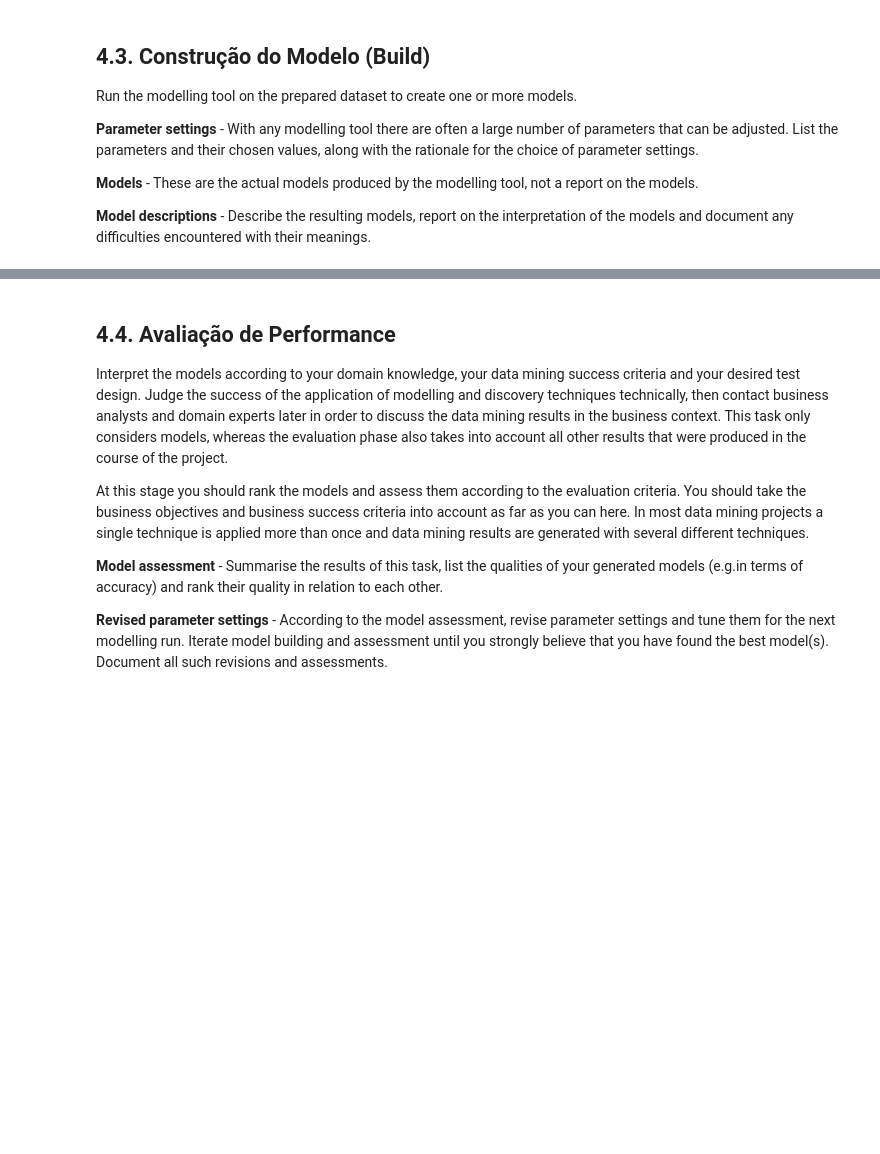
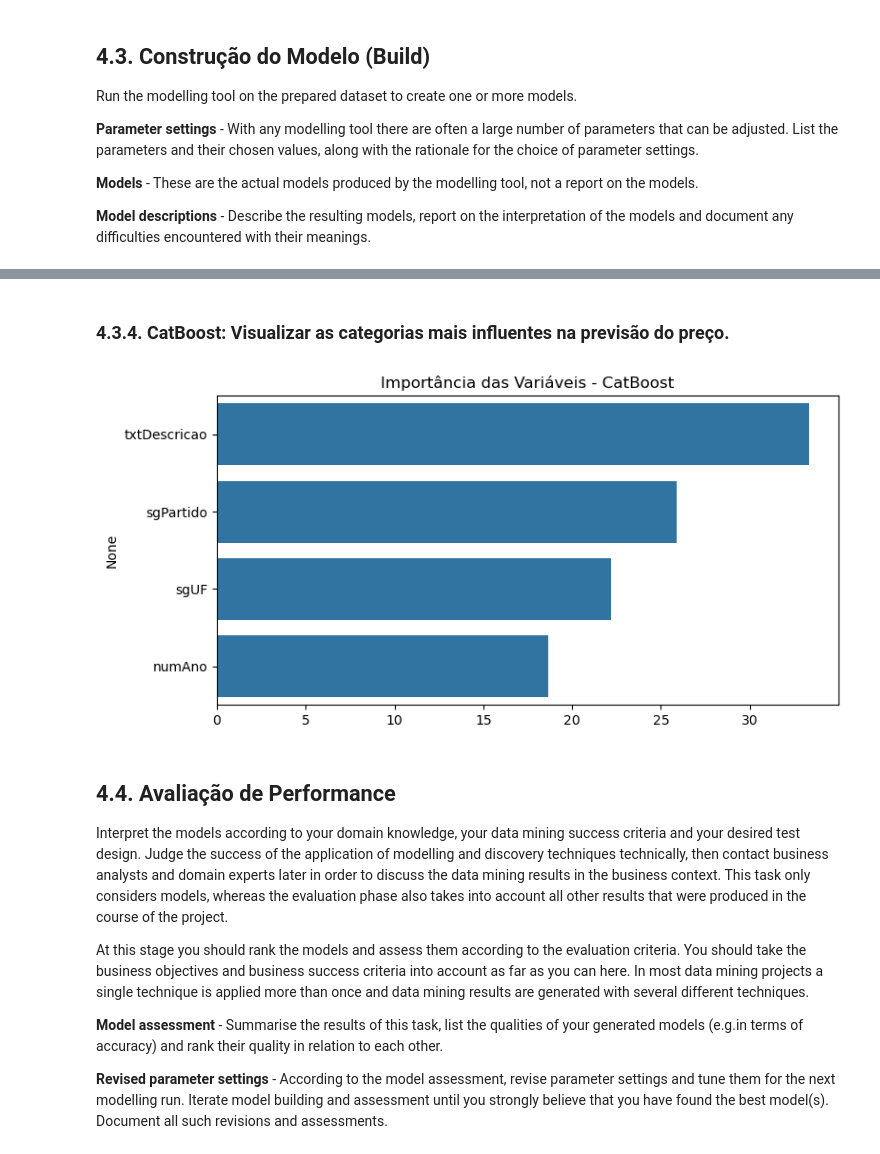
Before and after one commit to paulolmachado/ProjetoFinalCeub, a Jupyter notebook: Projeto_Final.ipynb, the cells around one changed output, grey strips where cells are left out. Drawn from its saved outputs; the diff is of its cells as text; code cells hidden in the pictures; blank space fills up the shorter version.

```diff
--- a/Projeto_Final.ipynb
+++ b/Projeto_Final.ipynb
@@ -818,3 +886,25 @@ Run the modelling tool on the prepared dataset to create one or more models.
+# %% [markdown]
+### 4.3.4. CatBoost: Visualizar as categorias mais influentes na previsão do preço.
+# %%
+# Importância das variáveis
+modelo_cb = grid_cb.best_estimator_.named_steps['modelo']
+importancias_cb = modelo_cb.get_feature_importance()
+nomes_cb = X_train.columns
+
+# Visualização
+import pandas as pd
+import matplotlib.pyplot as plt
+import seaborn as sns
+
+df_importancias = pd.Series(importancias_cb, index=nomes_cb).sort_values(ascending=False)
+
+plt.figure(figsize=(8, 4))
+sns.barplot(x=df_importancias.values, y=df_importancias.index)
+plt.title("Importância das Variáveis - CatBoost")
+plt.tight_layout()
+plt.show()
+# %% [output]
+[figure, added]
 # %% [markdown]
 ## 4.4. Avaliação de Performance <a class="anchor" id="avaliacao-modelo"></a>
 Interpret the models according to your domain knowledge, your data mining success criteria and your desired test design. Judge the success of the application of modelling and discovery techniques technically, then contact business analysts and domain experts later in order to discuss the data mining results in the business context. This task only considers models, whereas the evaluation phase also takes into account all other results that were produced in the course of the project.
```
Also changed, not shown: parts of 11 cells of this notebook, 4 other files.
